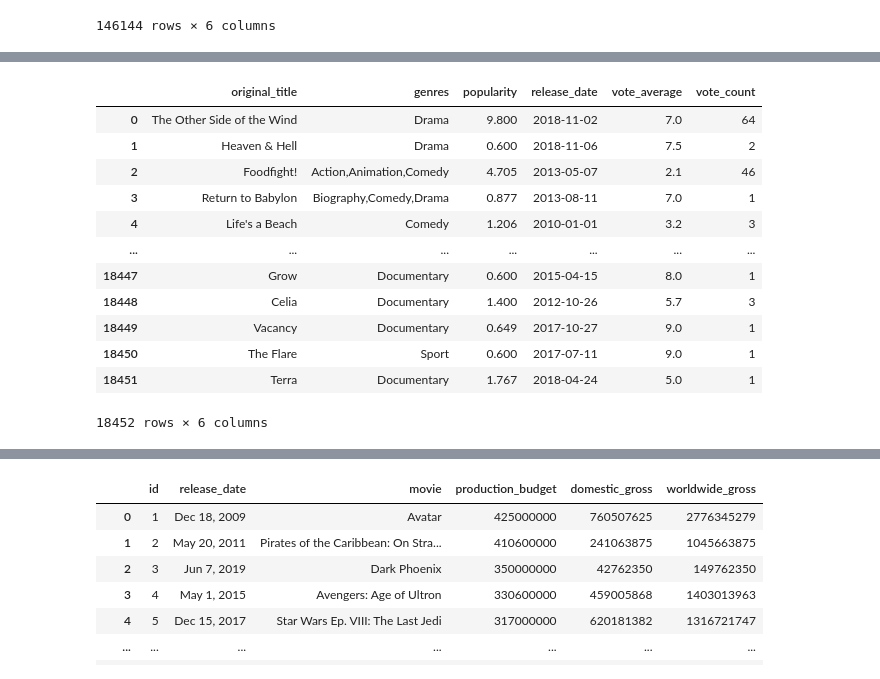
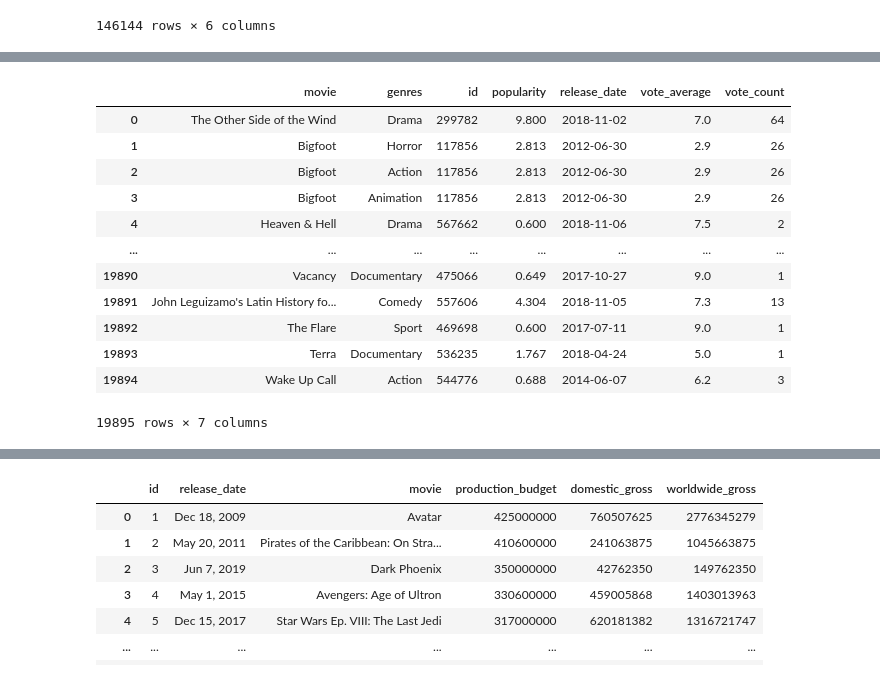
Before and after one commit to myrnagrace/dsc-phase-1-project, a Jupyter notebook: Movie_Analysis_Project.ipynb, the cells around one changed output, grey strips where cells are left out. Saved outputs shown, nothing was run; the diff lists cells and outputs as text; code cells hidden in the pictures.

```diff
--- a/Movie_Analysis_Project.ipynb
+++ b/Movie_Analysis_Project.ipynb
@@ -233,3 +162,0 @@ imbd_title_data
-# %%
-imbd_title_data = imbd_title_data.rename(columns={"primary_title": "original_title"})
-imbd_title_data
@@ -249,0 +163,6 @@ imbd_title_data
+# %%
+imbd_title_data = imbd_title_data.drop(["original_title", "runtime_minutes", "tconst"], axis = 1)
+imbd_title_data.dropna(inplace=True)  # drop missing value genres
+imbd_title_data = imbd_title_data.rename(columns={"primary_title": "movie"})
+imbd_title_data.isna().sum()
+imbd_title_data.info()
@@ -249,0 +197,11 @@ imbd_title_data
+# %%
+def first_genre_listed(n):
+    # Return only the first genre listed
+    n = str(n)
+    if n == '\\N':
+        return ''
+    return n.split(',')[0].strip()
+
+imbd_title_data['genres'] = imbd_title_data['genres'].apply(first_genre_listed)
+
+imbd_title_data
@@ -250,4 +222,4 @@ imbd_title_data
 # %%
-imbd_tmdb_df = imbd_title_data.merge(df_tmdb_movies, on = "original_title",)
+imbd_tmdb_df = imbd_title_data.merge(df_tmdb_movies, on = "movie", how="inner")
 imbd_tmdb_df
 # %% [output]
@@ -286,18 +257,19 @@ dtypes: float64(2), int64(3), object(5)
 memory usage: 1.5+ MB
 # %%
-imbd_tmdb_df = imbd_tmdb_df.drop(["tconst", "genre_ids", "id", "start_year"], axis = 1)
+# remove the columns we don't need
+imbd_tmdb_df = imbd_tmdb_df.drop(["start_year", 'title'], axis = 1)
 imbd_tmdb_df
 # %% [output]
-|  | original_title | genres | popularity | release_date | vote_average | vote_count |
-| 0 | The Other Side of the Wind | Drama | 9.800 | 2018-11-02 | 7.0 | 64 |
-| 1 | Heaven & Hell | Drama | 0.600 | 2018-11-06 | 7.5 | 2 |
-| 2 | Foodfight! | Action,Animation,Comedy | 4.705 | 2013-05-07 | 2.1 | 46 |
-| 3 | Return to Babylon | Biography,Comedy,Drama | 0.877 | 2013-08-11 | 7.0 | 1 |
-| 4 | Life's a Beach | Comedy | 1.206 | 2010-01-01 | 3.2 | 3 |
-| ... | ... | ... | ... | ... | ... | ... |
-| 18447 | Grow | Documentary | 0.600 | 2015-04-15 | 8.0 | 1 |
-| 18448 | Celia | Documentary | 1.400 | 2012-10-26 | 5.7 | 3 |
-| 18449 | Vacancy | Documentary | 0.649 | 2017-10-27 | 9.0 | 1 |
-| 18450 | The Flare | Sport | 0.600 | 2017-07-11 | 9.0 | 1 |
-| 18451 | Terra | Documentary | 1.767 | 2018-04-24 | 5.0 | 1 |
+|  | movie | genres | id | popularity | release_date | vote_average | vote_count |
+| 0 | The Other Side of the Wind | Drama | 299782 | 9.800 | 2018-11-02 | 7.0 | 64 |
+| 1 | Bigfoot | Horror | 117856 | 2.813 | 2012-06-30 | 2.9 | 26 |
+| 2 | Bigfoot | Action | 117856 | 2.813 | 2012-06-30 | 2.9 | 26 |
+| 3 | Bigfoot | Animation | 117856 | 2.813 | 2012-06-30 | 2.9 | 26 |
+| 4 | Heaven & Hell | Drama | 567662 | 0.600 | 2018-11-06 | 7.5 | 2 |
+| ... | ... | ... | ... | ... | ... | ... | ... |
+| 19890 | Vacancy | Documentary | 475066 | 0.649 | 2017-10-27 | 9.0 | 1 |
+| 19891 | John Leguizamo's Latin History fo... | Comedy | 557606 | 4.304 | 2018-11-05 | 7.3 | 13 |
+| 19892 | The Flare | Sport | 469698 | 0.600 | 2017-07-11 | 9.0 | 1 |
+| 19893 | Terra | Documentary | 536235 | 1.767 | 2018-04-24 | 5.0 | 1 |
+| 19894 | Wake Up Call | Action | 544776 | 0.688 | 2014-06-07 | 6.2 | 3 |
-18452 rows × 6 columns
+19895 rows × 7 columns
```
Also changed, not shown: parts of 44 cells of this notebook, 5 other files.
